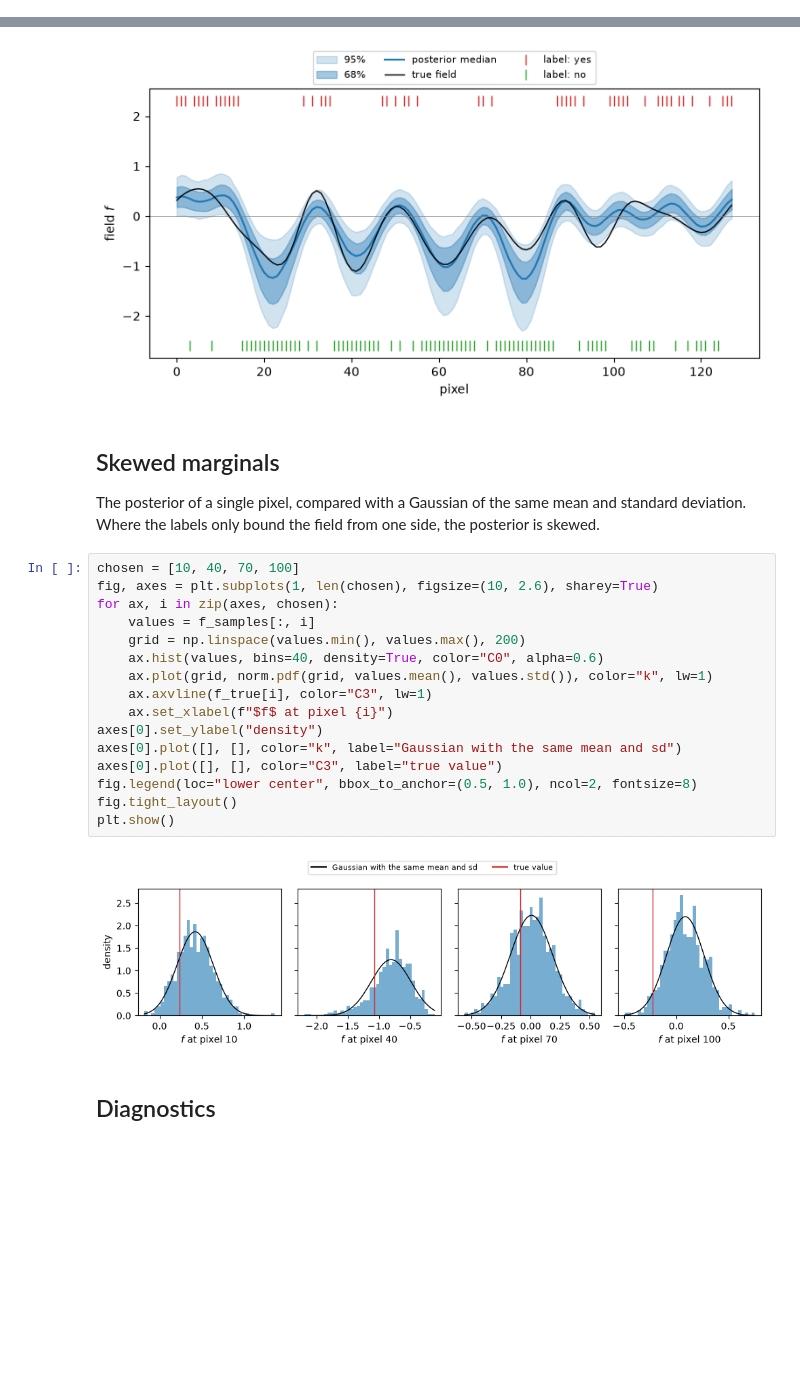
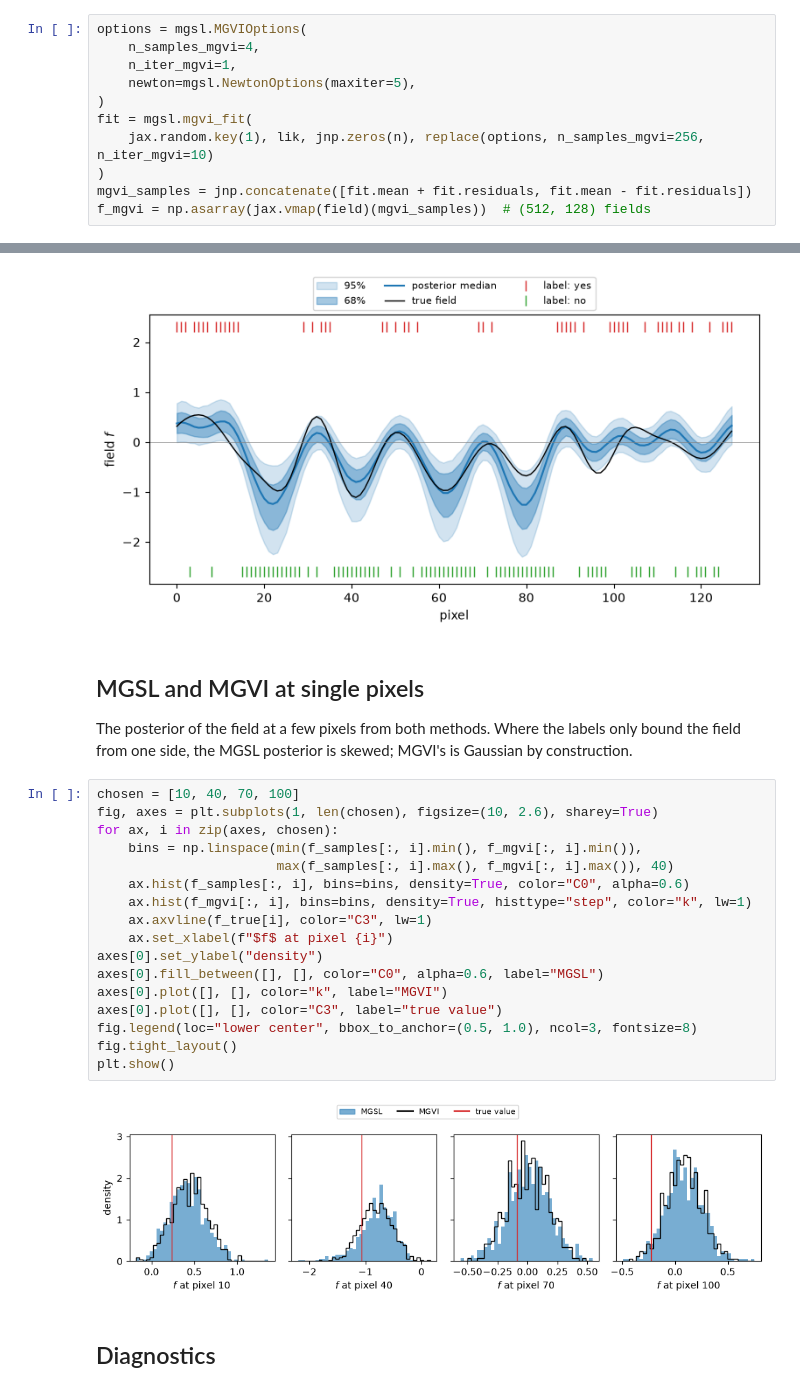
Before and after one commit to TomHilder/mgsl, a Jupyter notebook: examples/02_binary_field.ipynb, the cells around one changed output, grey strips where cells are left out. Cells and saved outputs as stored; diff of their text form; blank space fills up the shorter version.

Commit message:
examples/02_binary_field: compare MGSL with MGVI at single pixels
Co-Authored-By: Claude Opus 5.5 <noreply@anthropic.com>

```diff
--- a/examples/02_binary_field.ipynb
+++ b/examples/02_binary_field.ipynb
@@ -84,0 +90,11 @@ mgsl.check_likelihood(lik, jnp.zeros(n), jax.random.key(0));  # raises if the pi
+# %%
+options = mgsl.MGVIOptions(
+    n_samples_mgvi=4,
+    n_iter_mgvi=1,
+    newton=mgsl.NewtonOptions(maxiter=5),
+)
+fit = mgsl.mgvi_fit(
+    jax.random.key(1), lik, jnp.zeros(n), replace(options, n_samples_mgvi=256, n_iter_mgvi=10)
+)
+mgvi_samples = jnp.concatenate([fit.mean + fit.residuals, fit.mean - fit.residuals])
+f_mgvi = np.asarray(jax.vmap(field)(mgvi_samples))  # (512, 128) fields
@@ -135,28 +148,29 @@ plt.show()
 # %% [output]
 [figure]
 # %% [markdown]
-## Skewed marginals
+## MGSL and MGVI at single pixels
 
-The posterior of a single pixel, compared with a Gaussian of the same mean and standard
-deviation. Where the labels only bound the field from one side, the posterior is skewed.
+The posterior of the field at a few pixels from both methods. Where the labels only bound
+the field from one side, the MGSL posterior is skewed; MGVI's is Gaussian by construction.
 # %%
 chosen = [10, 40, 70, 100]
 fig, axes = plt.subplots(1, len(chosen), figsize=(10, 2.6), sharey=True)
 for ax, i in zip(axes, chosen):
-    values = f_samples[:, i]
-    grid = np.linspace(values.min(), values.max(), 200)
-    ax.hist(values, bins=40, density=True, color="C0", alpha=0.6)
-    ax.plot(grid, norm.pdf(grid, values.mean(), values.std()), color="k", lw=1)
+    bins = np.linspace(min(f_samples[:, i].min(), f_mgvi[:, i].min()),
+                       max(f_samples[:, i].max(), f_mgvi[:, i].max()), 40)
+    ax.hist(f_samples[:, i], bins=bins, density=True, color="C0", alpha=0.6)
+    ax.hist(f_mgvi[:, i], bins=bins, density=True, histtype="step", color="k", lw=1)
     ax.axvline(f_true[i], color="C3", lw=1)
     ax.set_xlabel(f"$f$ at pixel {i}")
 axes[0].set_ylabel("density")
-axes[0].plot([], [], color="k", label="Gaussian with the same mean and sd")
+axes[0].fill_between([], [], color="C0", alpha=0.6, label="MGSL")
+axes[0].plot([], [], color="k", label="MGVI")
 axes[0].plot([], [], color="C3", label="true value")
-fig.legend(loc="lower center", bbox_to_anchor=(0.5, 1.0), ncol=2, fontsize=8)
+fig.legend(loc="lower center", bbox_to_anchor=(0.5, 1.0), ncol=3, fontsize=8)
 fig.tight_layout()
 plt.show()
 # %% [output]
-[figure, old version]
+[figure, new version]
 # %% [markdown]
 ## Diagnostics
 # %%
```
Also changed, not shown: parts of 5 cells of this notebook.
